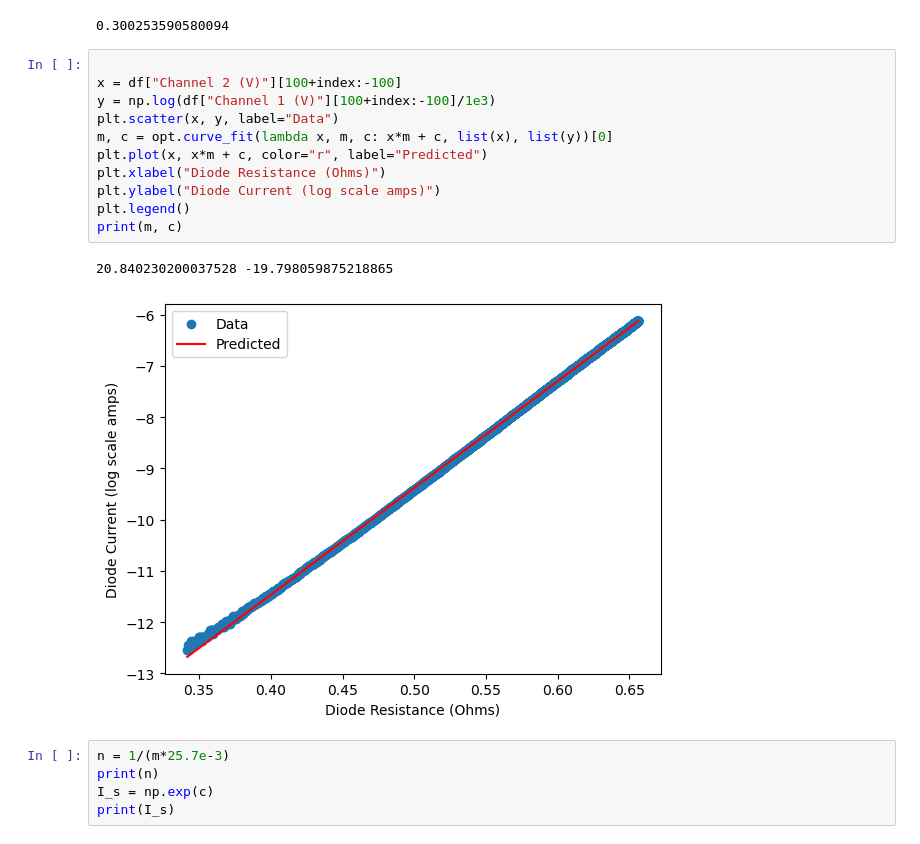
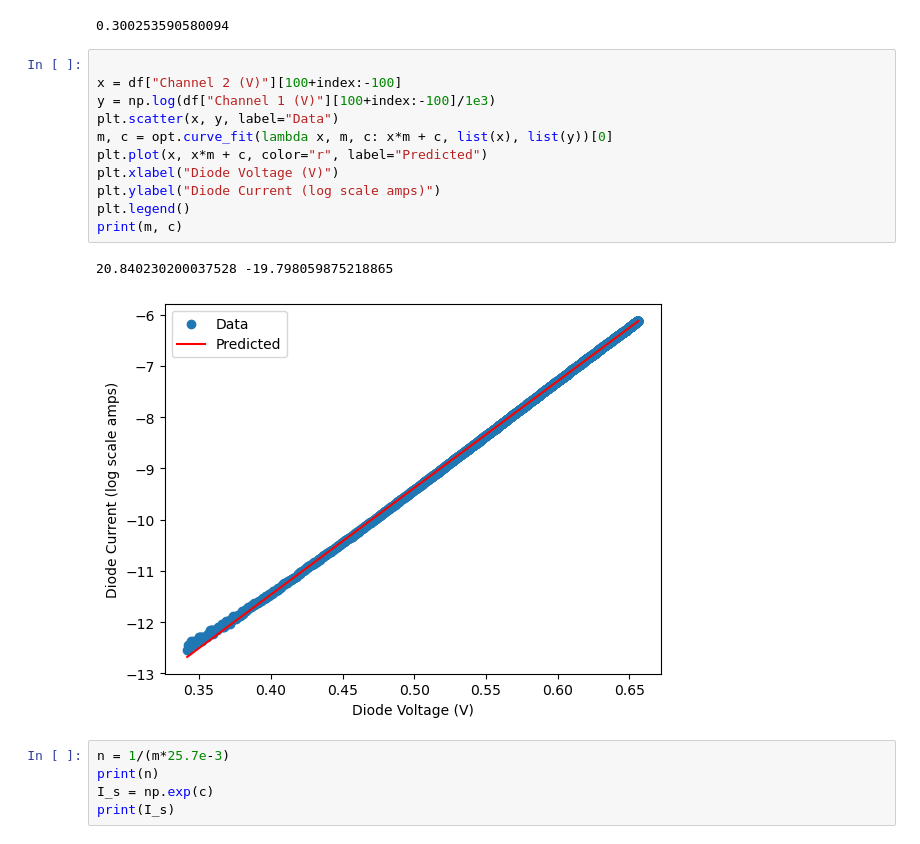
Before and after one commit to AyushmaanAggarwal/Physics-111A-Lab, a Jupyter notebook: Lab 04.ipynb, the cells around one changed output. Saved outputs shown, nothing was run; the diff lists cells and outputs as text.

```diff
--- a/Lab 04.ipynb
+++ b/Lab 04.ipynb
@@ -55,17 +40,17 @@ print(df["Channel 2 (V)"][index])
 # %%
 
 x = df["Channel 2 (V)"][100+index:-100]
 y = np.log(df["Channel 1 (V)"][100+index:-100]/1e3)
 plt.scatter(x, y, label="Data")
 m, c = opt.curve_fit(lambda x, m, c: x*m + c, list(x), list(y))[0]
 plt.plot(x, x*m + c, color="r", label="Predicted")
-plt.xlabel("Diode Resistance (Ohms)")
+plt.xlabel("Diode Voltage (V)")
 plt.ylabel("Diode Current (log scale amps)")
 plt.legend()
 print(m, c)
 # %% [output]
 20.840230200037528 -19.798059875218865
-[figure, old version]
+[figure, new version]
 # %%
 n = 1/(m*25.7e-3)
 print(n)
```
Also changed, not shown: parts of 29 cells of this notebook, 1 other file.
